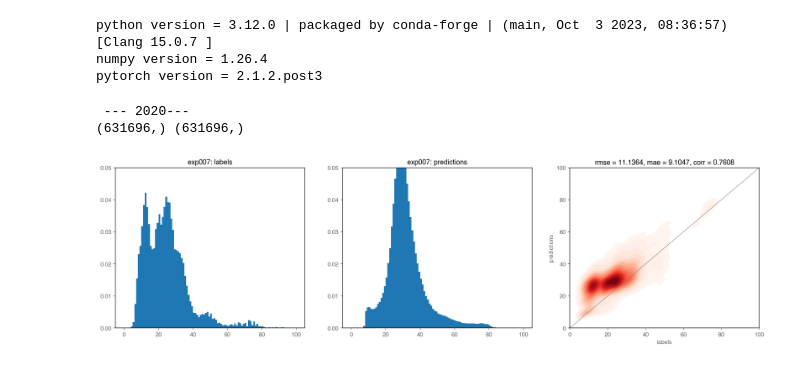
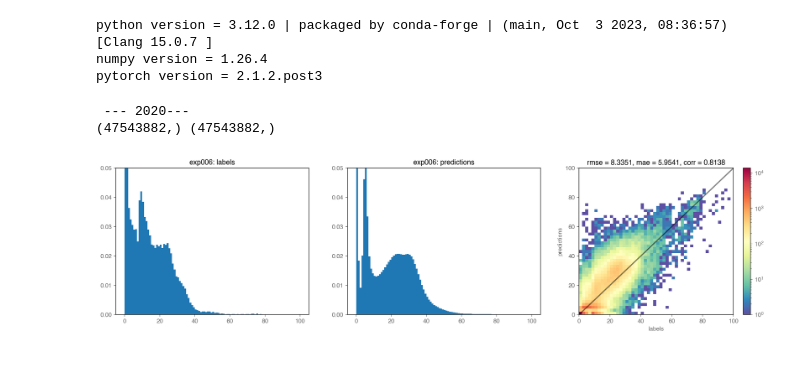
Before and after one commit to AtulAravindDas/ml_hfi_multiyear, a Jupyter notebook: assesor.ipynb, the cells around one changed output. Saved outputs shown, nothing was run; the diff lists cells and outputs as text; code cells hidden in the pictures.

Commit message:
update 2d histogram analysis, cleaned up analyzer code

```diff
--- a/assesor.ipynb
+++ b/assesor.ipynb
@@ -27,13 +28,13 @@ numpy version = 1.26.4
 pytorch version = 2.1.2.post3
 # %%
 # GET config
-EXP_NAME = "exp007"
+EXP_NAME = "exp006"
 
 config = utils.get_config(EXP_NAME)
 config["mode"] = "inference"
 directory_paths = utils.get_directories(config["machine"])
 # %%
-nsamples_to_plot = 50_000
+nsamples_to_plot = 100_000
 
 # overwrite the inference region
 # config["data"]["inference_region"] = [6, 8, 0, 5]
@@ -80,41 +81,14 @@ for year in (2020,):
             window = Window.from_slices((ilat_n, ilat_s + 1), (ilon_w, ilon_e + 1))
             labels = np.asarray(label_tif.read(1, window=window), dtype="float")
 
-    # REMOVE EDGES FOR NOW
-    if config["inference"]["quicklook"]:
-        predictions = predictions[
-            config["inference"]["quicklook_skiplen"]
-            * 2 : -config["inference"]["quicklook_skiplen"]
-            * 2,
-            config["inference"]["quicklook_skiplen"]
-            * 2 : -config["inference"]["quicklook_skiplen"]
-            * 2,
-        ]
+    # ALIGN and PROCESS PREDICTIONS FOR ANALYAIS
+    labels, predictions = analyze_predictions.process_flatten(
+        config, labels, predictions, remove_edges=True
+    )
 
-        labels = labels[
-            config["inference"]["quicklook_skiplen"]
-            * 2 : -config["inference"]["quicklook_skiplen"]
-            * 2,
-            config["inference"]["quicklook_skiplen"]
-            * 2 : -config["inference"]["quicklook_skiplen"]
-            * 2,
-        ]
-
-    else:
-        predictions = predictions[7:-7, 7:-7]
-        labels = labels[7:-7, 7:-7]
-
-    # FLATTEN AND ANALYZE
-    predictions = predictions.flatten()
-    labels = labels.flatten()
-    if config["inference"]["quicklook"]:
-        predictions = predictions[:: config["inference"]["quicklook_skiplen"]]
-        labels = labels[:: config["inference"]["quicklook_skiplen"]]
-    predictions, labels = data_methods.remove_nodata(predictions, labels)
-    print(labels.shape, predictions.shape)
-
+    # %%
     # MAKE HISTOGRAMS
-    plt.figure(figsize=(20, 5))
+    plt.figure(figsize=(20, 4.5))
     plt.subplot(1, 3, 1)
     bins = np.arange(0, 101, 1)
     plt.hist(labels, bins, density=True)
@@ -122,38 +96,41 @@ for year in (2020,):
     plt.ylim(0, 0.05)
 
     plt.subplot(1, 3, 2)
     bins = np.arange(0, 101, 1)
     plt.hist(predictions, bins, density=True)
     plt.title(config["expname"] + ": predictions")
     plt.ylim(0, 0.05)
 
     # MAKE SUMMARY FIGURE
     rmse = np.sqrt(mean_squared_error(labels, predictions)).round(4)
     mae = mean_absolute_error(labels, predictions).round(4)
     corr = np.corrcoef(labels, predictions)[0, 1].round(4)
 
     rng = np.random.default_rng(42)
     iplot = rng.choice(np.arange(len(predictions)), size=nsamples_to_plot)
 
     plt.subplot(1, 3, 3)
-    sns.kdeplot(
+    inc = 2
+    plt.hist2d(
         x=labels[iplot],
         y=predictions[iplot],
-        fill=True,
-        cmap="Reds",
-        bw_adjust=0.75,
-        levels=20,
+        density=False,
+        norm="log",
+        bins=np.arange(0,100+inc,inc),
+        cmap="Spectral_r",
+        vmin=1,
     )
-    plt.plot((0, 100), (0, 100), "-", linewidth=1, color="gray", alpha=0.75)
+    plt.colorbar()
+    plt.plot((0, 100), (0, 100), "-", linewidth=2, color="k", alpha=0.75)
     plt.title(f"{rmse = }, {mae = }, {corr = }")
     plt.xlabel("labels")
     plt.ylabel("predictions")
     plt.xlim(0, 100)
     plt.ylim(0, 100)
 
     plots.savefig(config, str(year) + "_prediction_metrics")
     plt.show()
 # %% [output]
  --- 2020---
-(631696,) (631696,)
+(47543882,) (47543882,)
-[figure, old version]
+[figure, new version]
```
Also changed, not shown: parts of 1 cell of this notebook, 7 other files.
